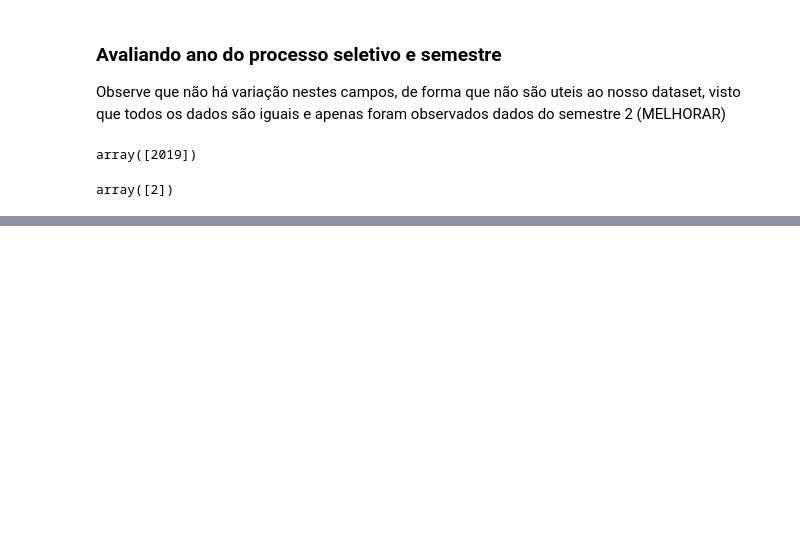
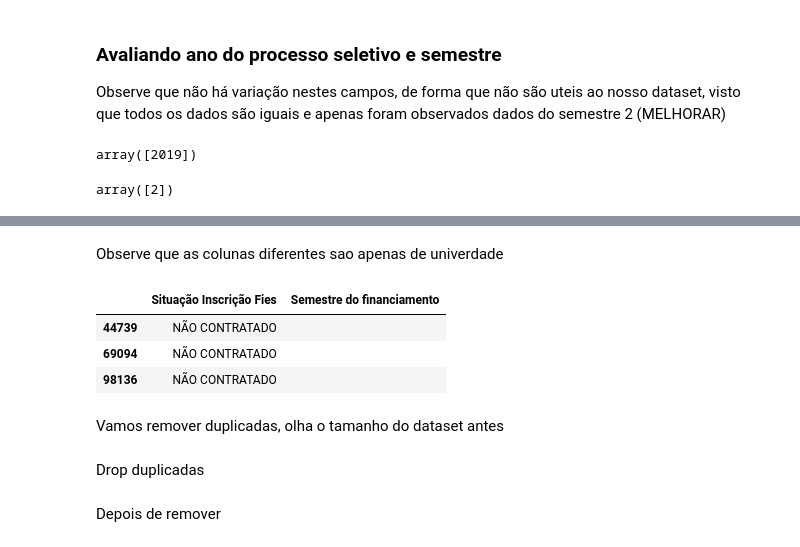
Before and after one commit to juliacfaria/ProjetoCienciaDeDados, a Jupyter notebook: Code/TpDados.ipynb, the cells around one changed output, grey strips where cells are left out. Saved outputs shown, nothing was run; the diff lists cells and outputs as text; code cells hidden in the pictures; blank space fills up the shorter version.

```diff
--- a/Code/TpDados.ipynb
+++ b/Code/TpDados.ipynb
@@ -181,4 +182,4 @@ array([2])
 # %%
 fies2019 = fies2019.drop("Ano do processo seletivo",axis=1)
-fies2019 = fies2019.drop("'Semestre do processo seletivo",axis=1)
+fies2019 = fies2019.drop("Semestre do processo seletivo",axis=1)
 fies2019.info()
@@ -184,0 +276,11 @@ fies2019.info()
+# %% [markdown]
+Observe que as colunas diferentes sao  apenas de univerdade
+# %%
+fies2019[fies2019['ID do estudante'] == 185688289].iloc[:, 20:31]
+# %% [output]
+|  | Situação Inscrição Fies | Semestre do financiamento |
+| 44739 | NÃO CONTRATADO |  |
+| 69094 | NÃO CONTRATADO |  |
+| 98136 | NÃO CONTRATADO |  |
+# %% [markdown]
+Vamos remover duplicadas, olha o tamanho do dataset antes
@@ -184,0 +289,2 @@ fies2019.info()
+# %% [markdown]
+Drop duplicadas
@@ -184,0 +293,2 @@ fies2019.info()
+# %% [markdown]
+Depois de remover
```
Also changed, not shown: parts of 18 cells of this notebook.
